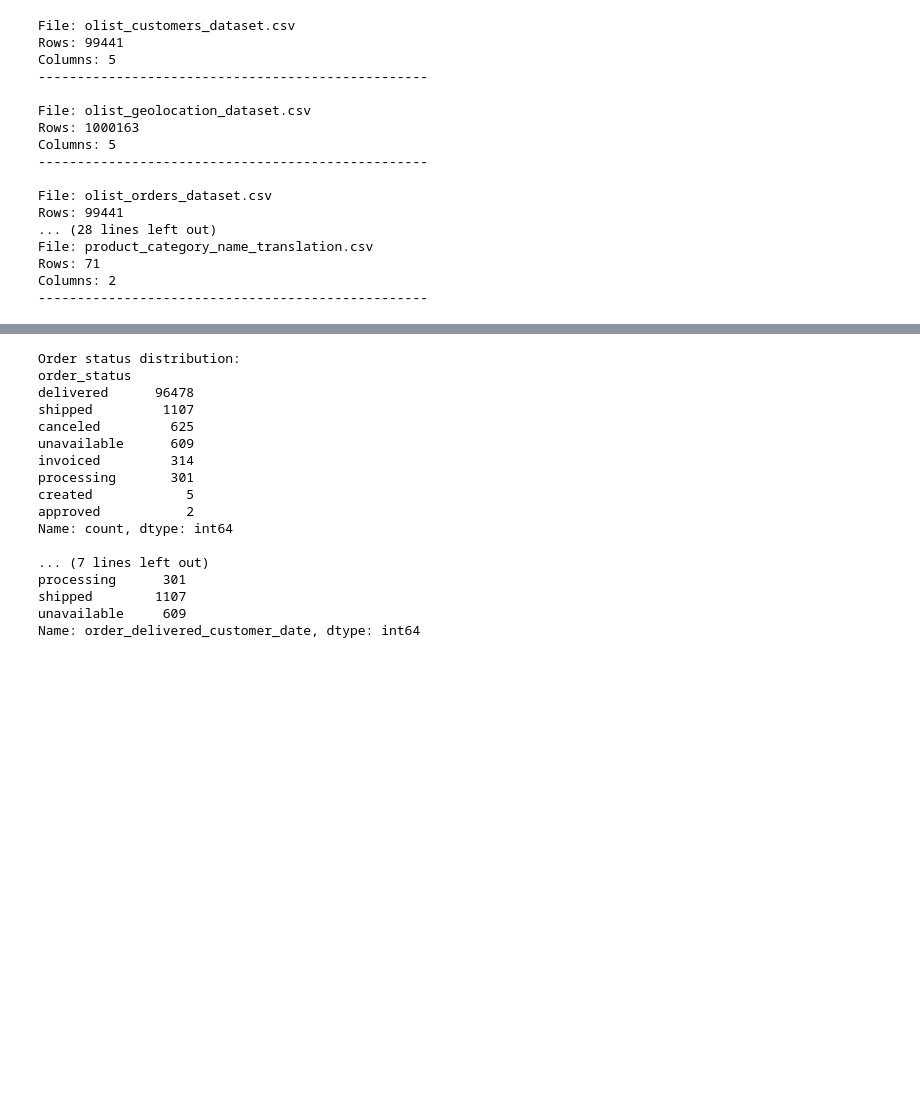
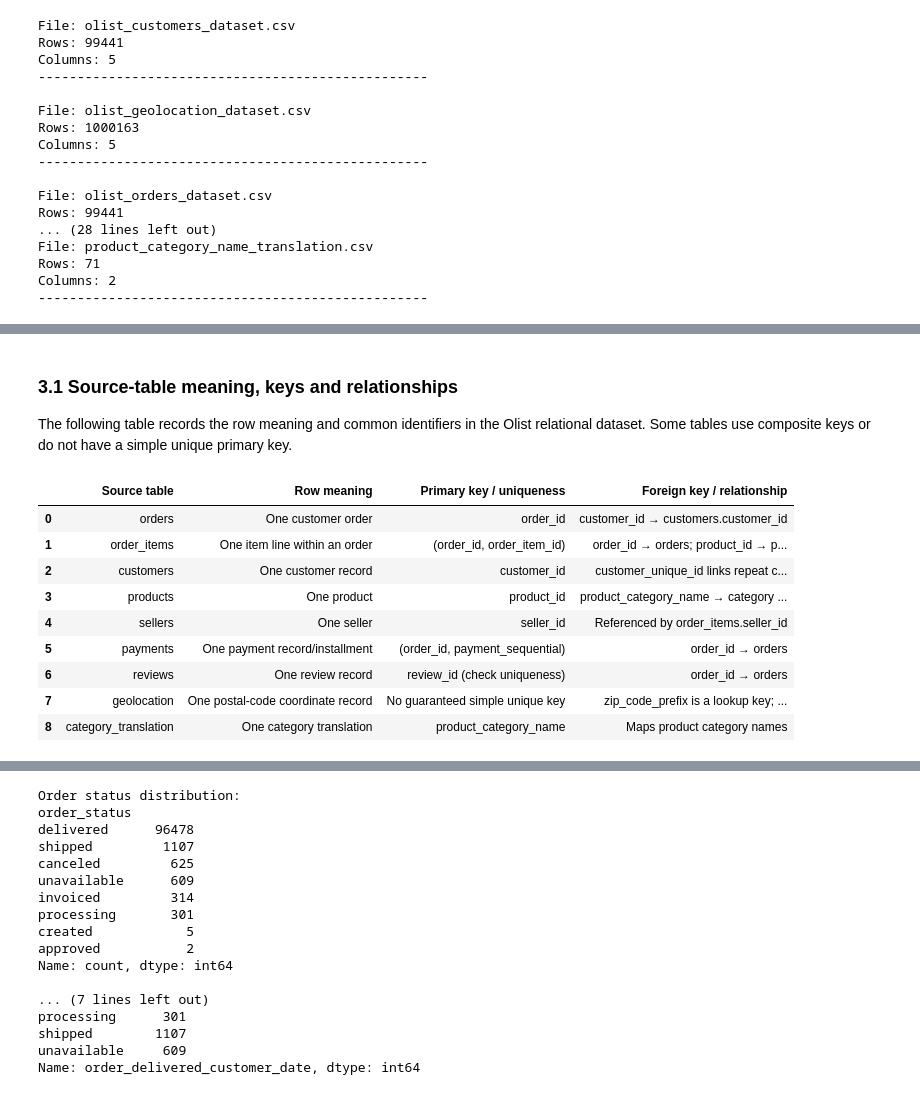
Before and after one commit to Given-Kangwa/Prediction_of_E-Commerce-Delivary_delays, a Jupyter notebook: data_exploration.ipynb, the cells around one changed output, grey strips where cells are left out. Drawn from its saved outputs; the diff is of its cells as text; code cells hidden in the pictures; blank space fills up the shorter version.

```diff
--- a/data_exploration.ipynb
+++ b/data_exploration.ipynb
@@ -131,0 +187,28 @@ dtype: int64
+# %% [markdown]
+### 3.1 Source-table meaning, keys and relationships
+
+The following table records the row meaning and common identifiers in the Olist relational dataset. Some tables use composite keys or do not have a simple unique primary key.
+# %%
+data_dictionary = pd.DataFrame([
+    ["orders", "One customer order", "order_id", "customer_id → customers.customer_id"],
+    ["order_items", "One item line within an order", "(order_id, order_item_id)", "order_id → orders; product_id → products; seller_id → sellers"],
+    ["customers", "One customer record", "customer_id", "customer_unique_id links repeat customer identities"],
+    ["products", "One product", "product_id", "product_category_name → category translation"],
+    ["sellers", "One seller", "seller_id", "Referenced by order_items.seller_id"],
+    ["payments", "One payment record/installment", "(order_id, payment_sequential)", "order_id → orders"],
+    ["reviews", "One review record", "review_id (check uniqueness)", "order_id → orders"],
+    ["geolocation", "One postal-code coordinate record", "No guaranteed simple unique key", "zip_code_prefix is a lookup key; multiple coordinates may exist"],
+    ["category_translation", "One category translation", "product_category_name", "Maps product category names"]
+], columns=["Source table", "Row meaning", "Primary key / uniqueness", "Foreign key / relationship"])
+display(data_dictionary)
+# %% [output]
+|  | Source table | Row meaning | Primary key / uniqueness | Foreign key / relationship |
+| 0 | orders | One customer order | order_id | customer_id → customers.customer_id |
+| 1 | order_items | One item line within an order | (order_id, order_item_id) | order_id → orders; product_id → p... |
+| 2 | customers | One customer record | customer_id | customer_unique_id links repeat c... |
+| 3 | products | One product | product_id | product_category_name → category ... |
+| 4 | sellers | One seller | seller_id | Referenced by order_items.seller_id |
+| 5 | payments | One payment record/installment | (order_id, payment_sequential) | order_id → orders |
+| 6 | reviews | One review record | review_id (check uniqueness) | order_id → orders |
+| 7 | geolocation | One postal-code coordinate record | No guaranteed simple unique key | zip_code_prefix is a lookup key; ... |
+| 8 | category_translation | One category translation | product_category_name | Maps product category names |
```
Also changed, not shown: parts of 48 cells of this notebook, 3 other files.
